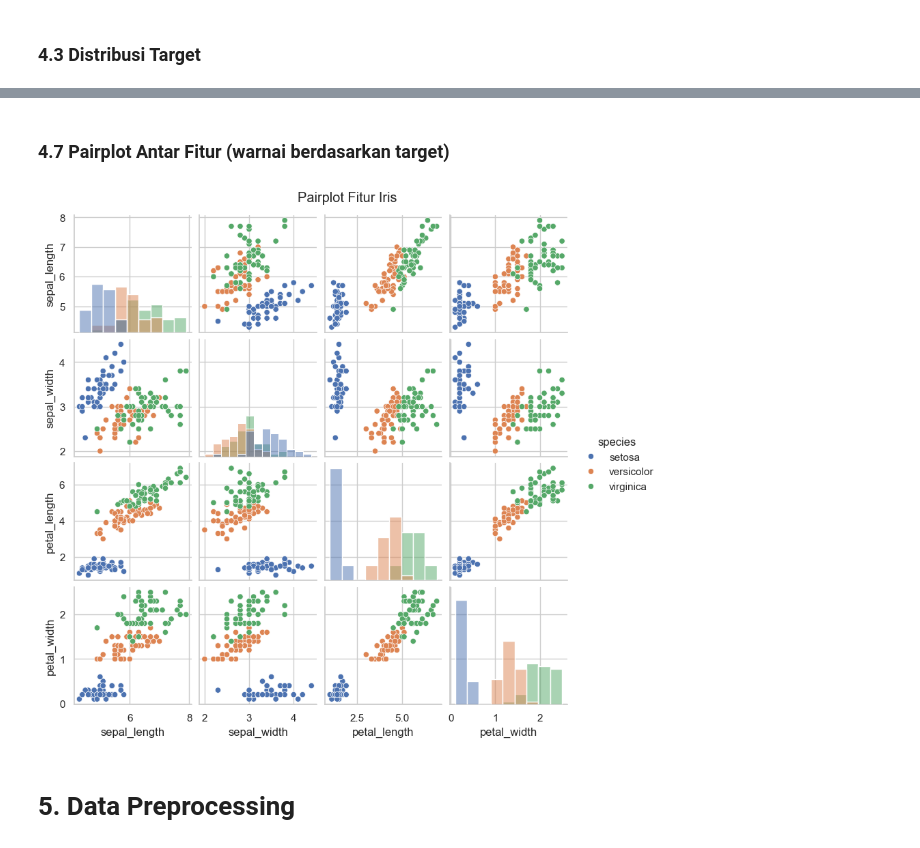
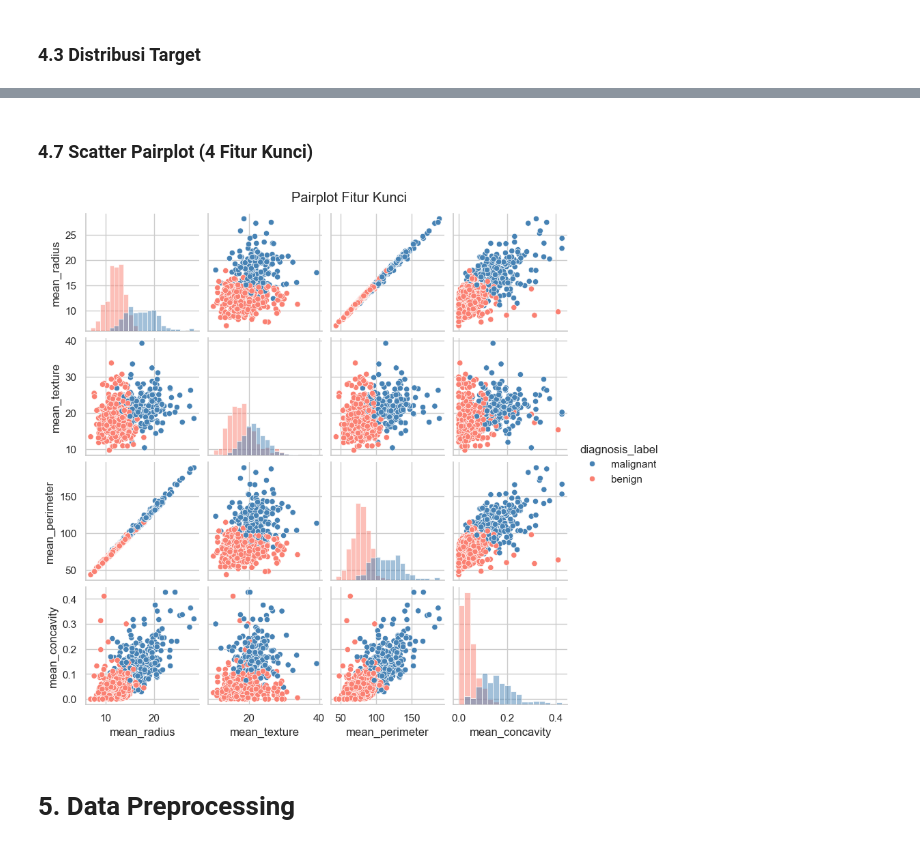
Before and after one commit to AGUN1505/Eksperimen-SML-Agun-Firmansyah, a Jupyter notebook: preprocessing/Eksperimen_Agun-Firmansyah.ipynb, the cells around one changed output, grey strips where cells are left out. Saved outputs shown, nothing was run; the diff lists cells and outputs as text; code cells hidden in the pictures.

```diff
--- a/preprocessing/Eksperimen_Agun-Firmansyah.ipynb
+++ b/preprocessing/Eksperimen_Agun-Firmansyah.ipynb
@@ -51,10 +50,9 @@ Jika dataset berada di Google Drive, pastikan Anda menghubungkan Google Drive ke
 
 Jika dataset berupa unstructured data, silakan sesuaikan dengan format seperti kelas Machine Learning Pengembangan atau Machine Learning Terapan.
 # %%
-# Load dataset Iris dari folder iris_raw
-df = pd.read_csv('../iris_raw/iris.csv')
+df = pd.read_csv('../breast_cancer_raw/breast_cancer.csv')
 
 print('Shape dataset :', df.shape)
-print('Kolom         :', list(df.columns))
+print('Jumlah kolom  :', df.shape[1])
 df.head()
 # %% [output]
@@ -134,14 +146,16 @@ Jumlah baris duplikat: 1
 # %% [markdown]
 ### 4.3 Distribusi Target
 # %%
-target_col = 'species'
+target_col = 'diagnosis_label'
 
 print('=== Distribusi Target ===')
 print(df[target_col].value_counts())
+print('\nProporsi:')
+print((df[target_col].value_counts(normalize=True) * 100).round(2))
 
 plt.figure(figsize=(7, 4))
-df[target_col].value_counts().plot(kind='bar', color='steelblue', edgecolor='black')
-plt.title('Distribusi Kelas Target (species)')
+df[target_col].value_counts().plot(kind='bar', color=['steelblue', 'salmon'], edgecolor='black')
+plt.title('Distribusi Kelas Target (diagnosis_label)')
 plt.xlabel('Kelas'); plt.ylabel('Jumlah')
 plt.xticks(rotation=0)
 plt.tight_layout()
@@ -189,11 +213,13 @@ plt.show()
 # %% [markdown]
-### 4.7 Pairplot Antar Fitur (warnai berdasarkan target)
+### 4.7 Scatter Pairplot (4 Fitur Kunci)
 # %%
-sns.pairplot(df, hue=target_col, diag_kind='hist', height=2.0)
-plt.suptitle('Pairplot Fitur Iris', y=1.02)
+sub_cols = ['mean_radius', 'mean_texture', 'mean_perimeter', 'mean_concavity', target_col]
+sns.pairplot(df[sub_cols], hue=target_col, diag_kind='hist', height=2.0,
+             palette=['steelblue', 'salmon'])
+plt.suptitle('Pairplot Fitur Kunci', y=1.02)
 plt.show()
 # %% [output]
-[figure, old version]
+[figure, new version]
 # %% [markdown]
 # **5. Data Preprocessing**
 # %% [markdown]
```
Also changed, not shown: parts of 22 cells of this notebook, 12 other files.
